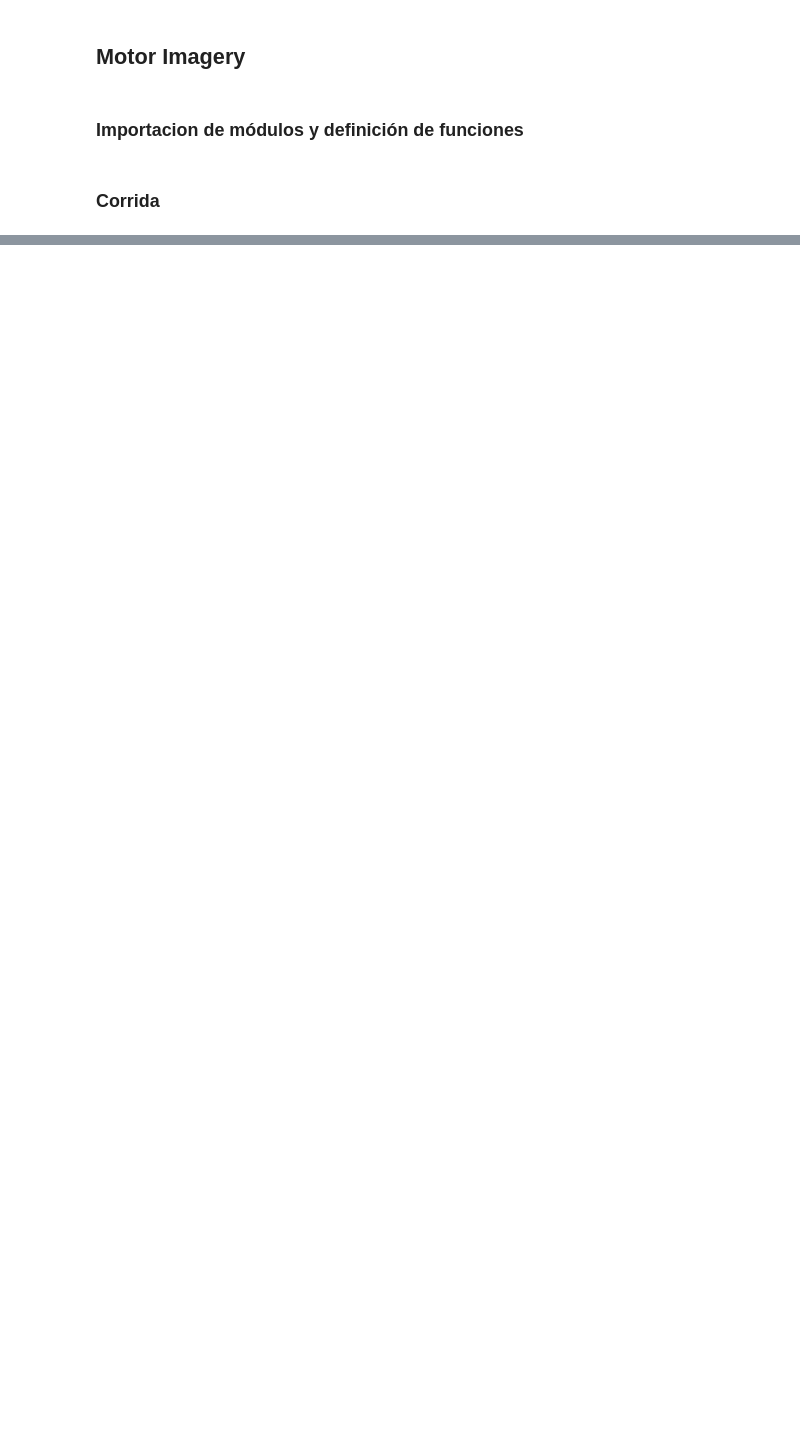
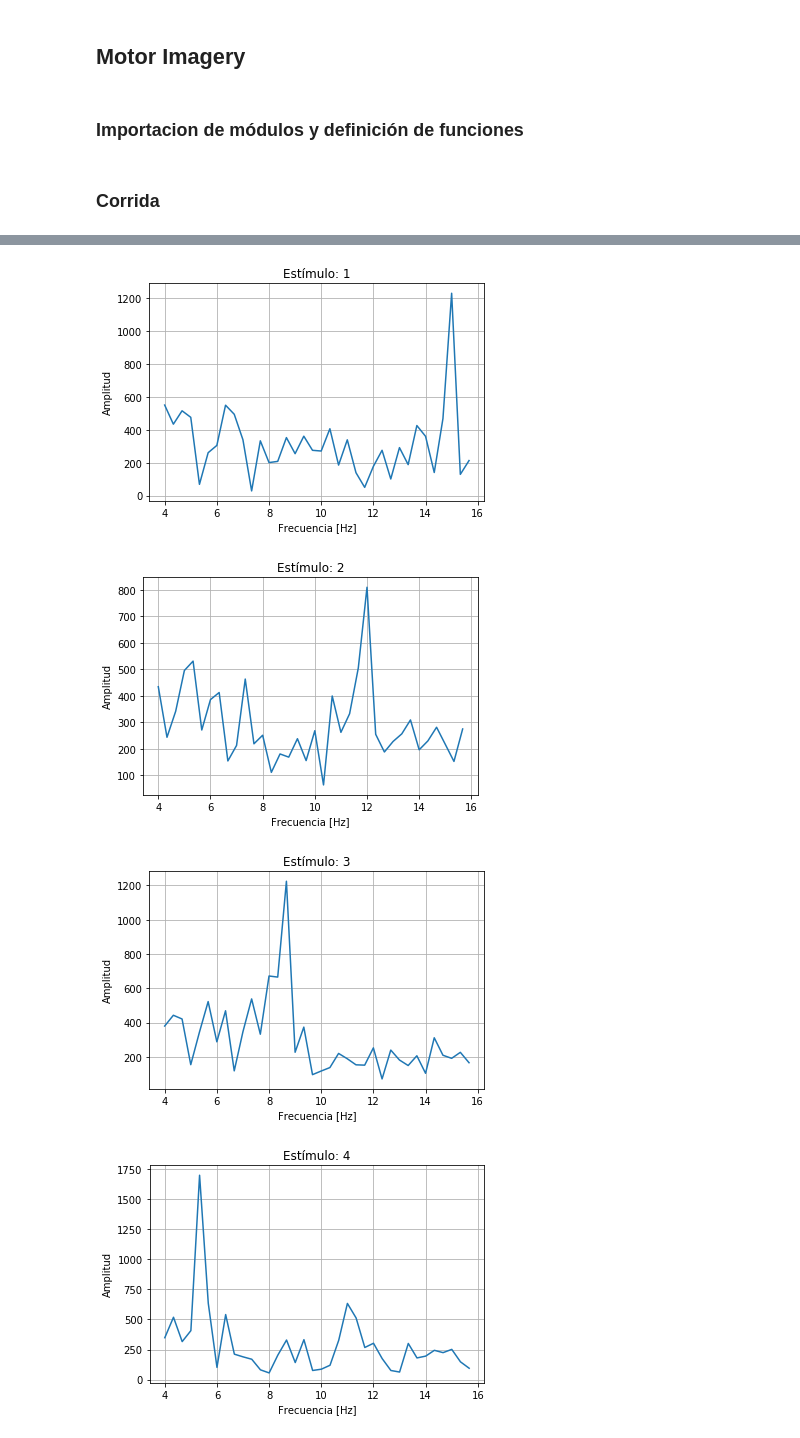
Before and after one commit to jegonza66/BCI, a Jupyter notebook: GTP1/Guia-1.ipynb, the cells around one changed output, grey strips where cells are left out. Saved outputs shown, nothing was run; the diff lists cells and outputs as text; code cells hidden in the pictures; blank space fills up the shorter version.

```diff
--- a/GTP1/Guia-1.ipynb
+++ b/GTP1/Guia-1.ipynb
@@ -227,0 +312,33 @@ for j in [indexes_770, indexes_772]:
+# %%
+nombres = ['OFFLINE_subj1']
+labels_file_name = 'labels'
+stim_codes = [1, 2, 3, 4]
+occipital_channels = ['EOGL', 'EOGR', 'EOGC']
+sampling_freq = 1000
+
+mean_espectro, frequencies = SSVEP(nombres, labels_file_name, stim_codes, occipital_channels, sampling_freq)
+
+
+###---- REDEFINIMOS VARIABLES PARA GRAFICAR ----###
+
+plot_frequencies = frequencies[index(frequencies, 4): index(frequencies, 16)]
+plot_spectrum = {}
+for channel in occipital_channels:
+	channel_data = {}
+	for stim in stim_codes:
+		channel_data[stim] = mean_espectro[channel][stim][index(frequencies, 4): index(frequencies, 16)]
+	plot_spectrum[channel] = channel_data
+
+###------------------ PLOT --------------------###
+for i in stim_codes:
+	plt.figure()
+	plt.grid()
+	plt.title('Estímulo: {}'.format(i))
+	plt.xlabel('Frecuencia [Hz]')
+	plt.ylabel('Amplitud')
+	plt.plot(plot_frequencies, np.abs(plot_spectrum['EOGL'][i]))
+# %% [output]
+[figure, added]
+[figure, added]
+[figure, added]
+[figure, added]
```
Also changed, not shown: parts of 7 cells of this notebook, 8 other files.
